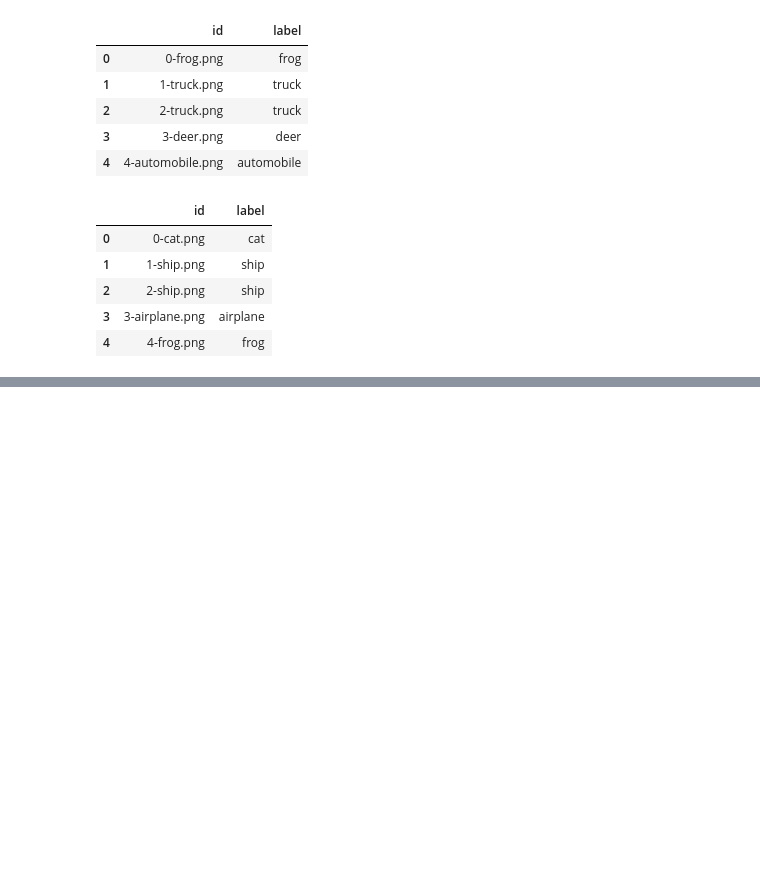
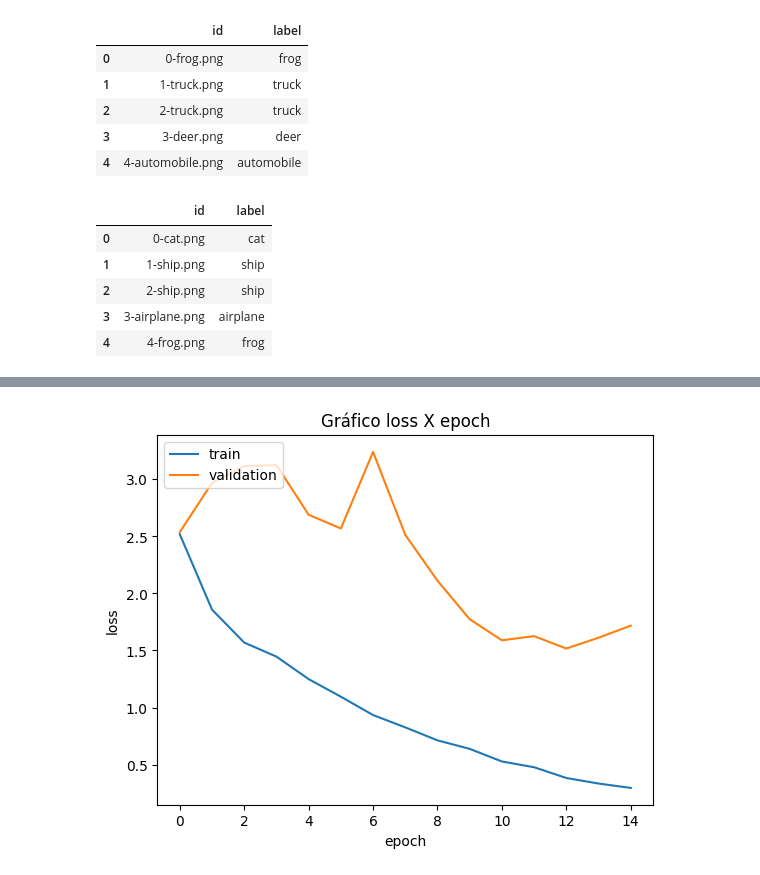
Before and after one commit to luis-rveiga/pucrj-cienciadadosanalytics, a Jupyter notebook: mvp-sprint-ii-machine-learning-analytics/deep-learning/mvp-sprint-ii-deep-learnig-final.ipynb, the cells around one changed output, grey strips where cells are left out. Saved outputs shown, nothing was run; the diff lists cells and outputs as text; code cells hidden in the pictures; blank space fills up the shorter version.

```diff
--- a/mvp-sprint-ii-machine-learning-analytics/deep-learning/mvp-sprint-ii-deep-learnig-final.ipynb
+++ b/mvp-sprint-ii-machine-learning-analytics/deep-learning/mvp-sprint-ii-deep-learnig-final.ipynb
@@ -151,0 +214,24 @@ Found 5000 validated image filenames belonging to 10 classes.
+# %%
+# Modelo 1
+
+model = models.Sequential()
+
+model.add(layers.Conv2D(32, (3, 3), input_shape=(32,32,3), activation='relu'))
+
+model.add(layers.Conv2D(64, (3, 3), activation='relu'))
+model.add(layers.MaxPooling2D(pool_size=(2, 2)))
+
+model.add(layers.Conv2D(64, (3, 3), activation='relu'))
+model.add(layers.MaxPooling2D(pool_size=(2, 2)))
+
+model.add(layers.Flatten())
+model.add(layers.Dense(256, activation='relu'))
+model.add(layers.Dense(10, activation='softmax'))
+
+model.compile(optimizer='adam', loss='categorical_crossentropy', metrics=['accuracy'])
+# %%
+history = model.fit_generator(generator=train_generator,
+          steps_per_epoch=train_step_size,
+          validation_data=valid_generator,
+          validation_steps=validation_step_size,
+          epochs=15)
@@ -151,0 +256,4 @@ Found 5000 validated image filenames belonging to 10 classes.
+# %%
+plot_loss(history)
+# %% [output]
+[figure, added]
```
Also changed, not shown: parts of 30 cells of this notebook.
